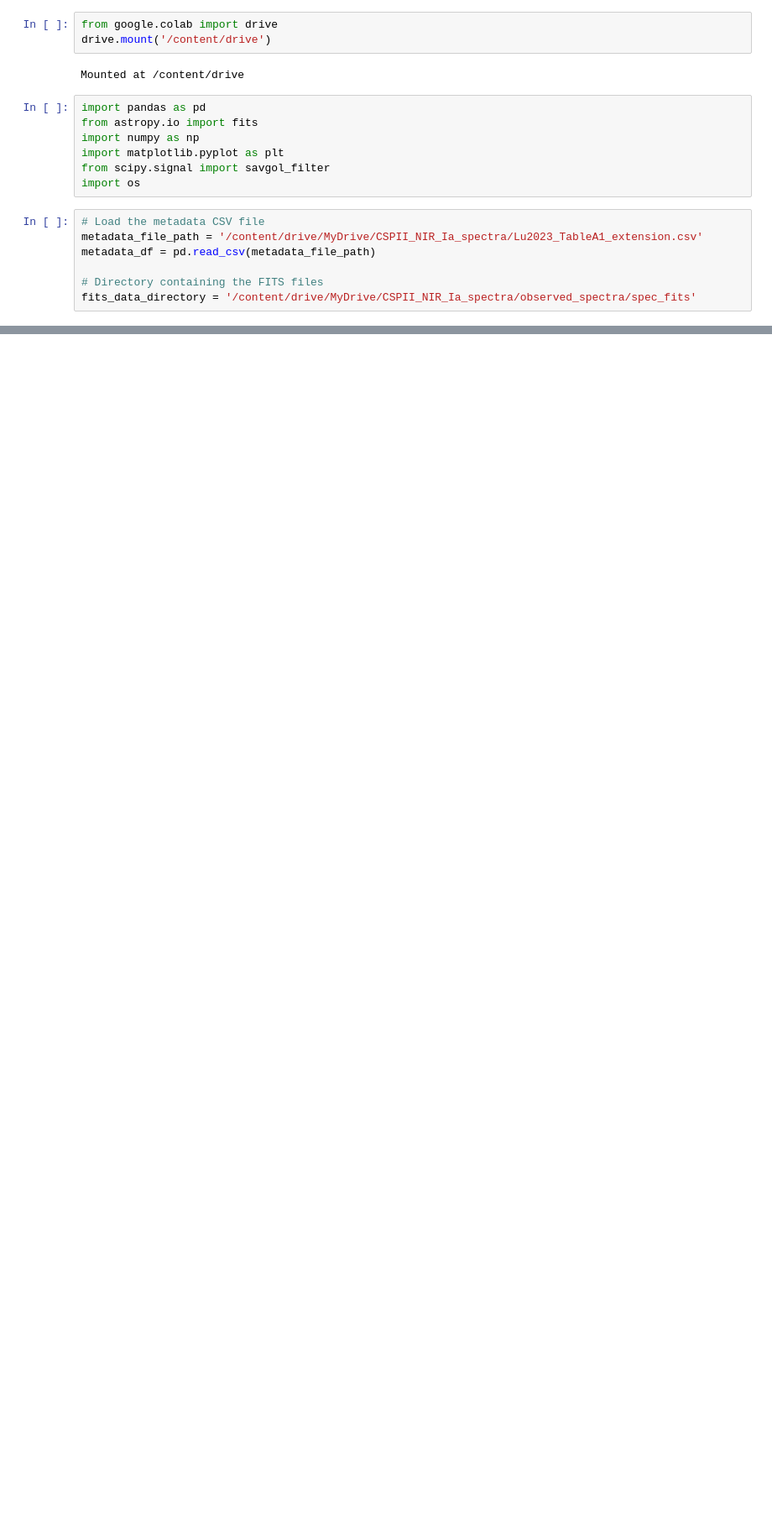
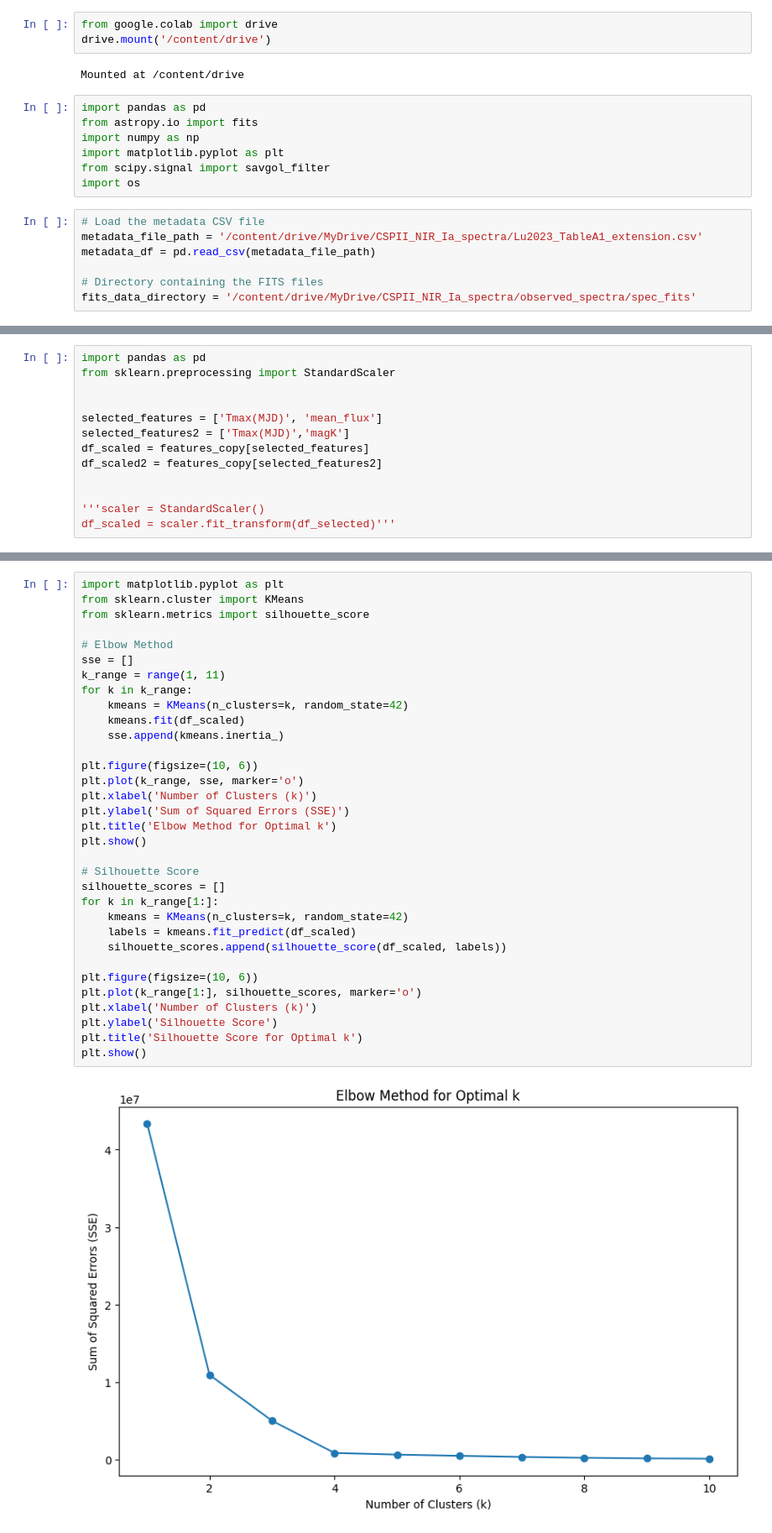
Before and after one commit to Antonyevan/FINAL-PROJECT, a Jupyter notebook: EDA.ipynb, the cells around one changed output, grey strips where cells are left out. Shown at 84% size. Saved outputs shown, nothing was run; the diff lists cells and outputs as text; blank space fills up the shorter version.

```diff
--- a/EDA.ipynb
+++ b/EDA.ipynb
@@ -259,0 +203,13 @@ plt.show()
+# %%
+import pandas as pd
+from sklearn.preprocessing import StandardScaler
+
+
+selected_features = ['Tmax(MJD)', 'mean_flux']
+selected_features2 = ['Tmax(MJD)','magK']
+df_scaled = features_copy[selected_features]
+df_scaled2 = features_copy[selected_features2]
+
+
+'''scaler = StandardScaler()
+df_scaled = scaler.fit_transform(df_selected)'''
@@ -259,0 +244,35 @@ plt.show()
+# %%
+import matplotlib.pyplot as plt
+from sklearn.cluster import KMeans
+from sklearn.metrics import silhouette_score
+
+# Elbow Method
+sse = []
+k_range = range(1, 11)
+for k in k_range:
+    kmeans = KMeans(n_clusters=k, random_state=42)
+    kmeans.fit(df_scaled)
+    sse.append(kmeans.inertia_)
+
+plt.figure(figsize=(10, 6))
+plt.plot(k_range, sse, marker='o')
+plt.xlabel('Number of Clusters (k)')
+plt.ylabel('Sum of Squared Errors (SSE)')
+plt.title('Elbow Method for Optimal k')
+plt.show()
+
+# Silhouette Score
+silhouette_scores = []
+for k in k_range[1:]:
+    kmeans = KMeans(n_clusters=k, random_state=42)
+    labels = kmeans.fit_predict(df_scaled)
+    silhouette_scores.append(silhouette_score(df_scaled, labels))
+
+plt.figure(figsize=(10, 6))
+plt.plot(k_range[1:], silhouette_scores, marker='o')
+plt.xlabel('Number of Clusters (k)')
+plt.ylabel('Silhouette Score')
+plt.title('Silhouette Score for Optimal k')
+plt.show()
+# %% [output]
+[figure, added]
```
Also changed, not shown: parts of 19 cells of this notebook.
